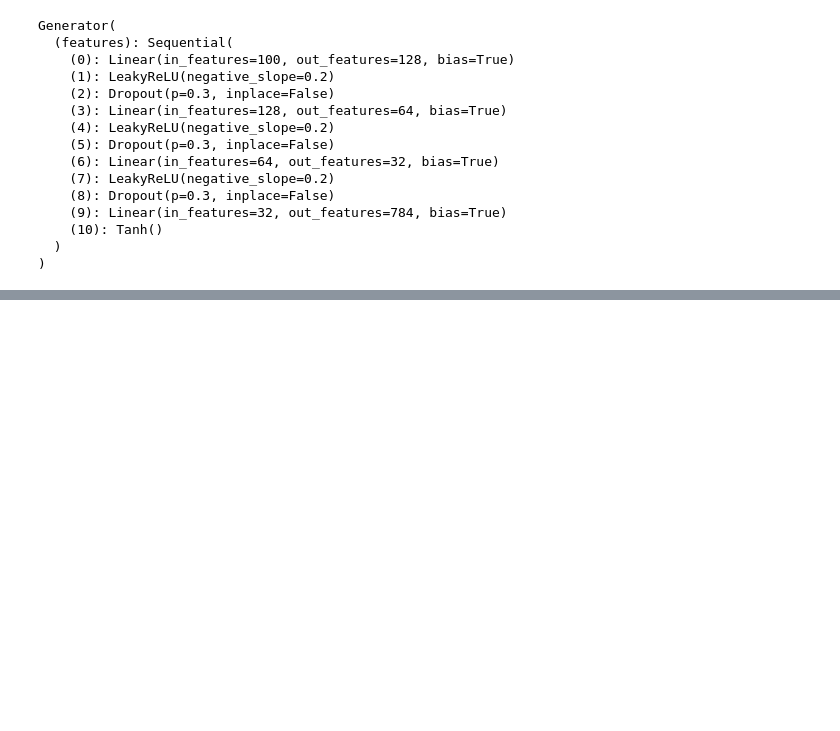
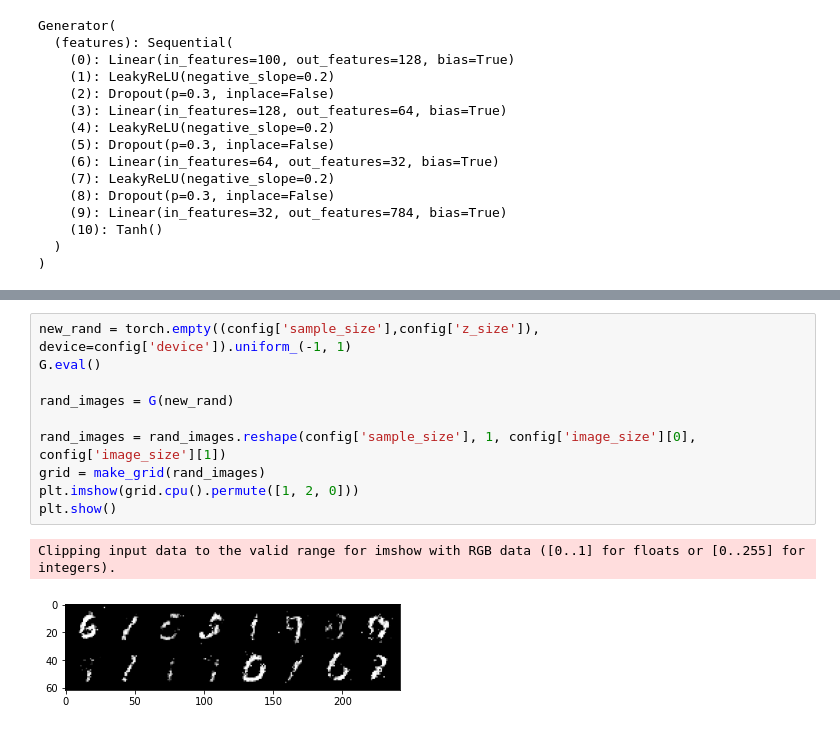
Before and after one commit to alimoezzi/deepLearningRecipes, a Jupyter notebook: mnist_gan_pytorch.ipynb, the cells around one changed output, grey strips where cells are left out. Saved outputs shown, nothing was run; the diff lists cells and outputs as text; blank space fills up the shorter version.

```diff
--- a/mnist_gan_pytorch.ipynb
+++ b/mnist_gan_pytorch.ipynb
@@ -296,0 +325,13 @@ train(config['num_epochs'], 400)
+# %%
+new_rand = torch.empty((config['sample_size'],config['z_size']), device=config['device']).uniform_(-1, 1)
+G.eval()
+
+rand_images = G(new_rand)
+
+rand_images = rand_images.reshape(config['sample_size'], 1, config['image_size'][0], config['image_size'][1])
+grid = make_grid(rand_images)
+plt.imshow(grid.cpu().permute([1, 2, 0]))
+plt.show()
+# %% [output]
+Clipping input data to the valid range for imshow with RGB data ([0..1] for floats or [0..255] for integers).
+[figure, added]
```
Also changed, not shown: parts of 9 cells of this notebook.
